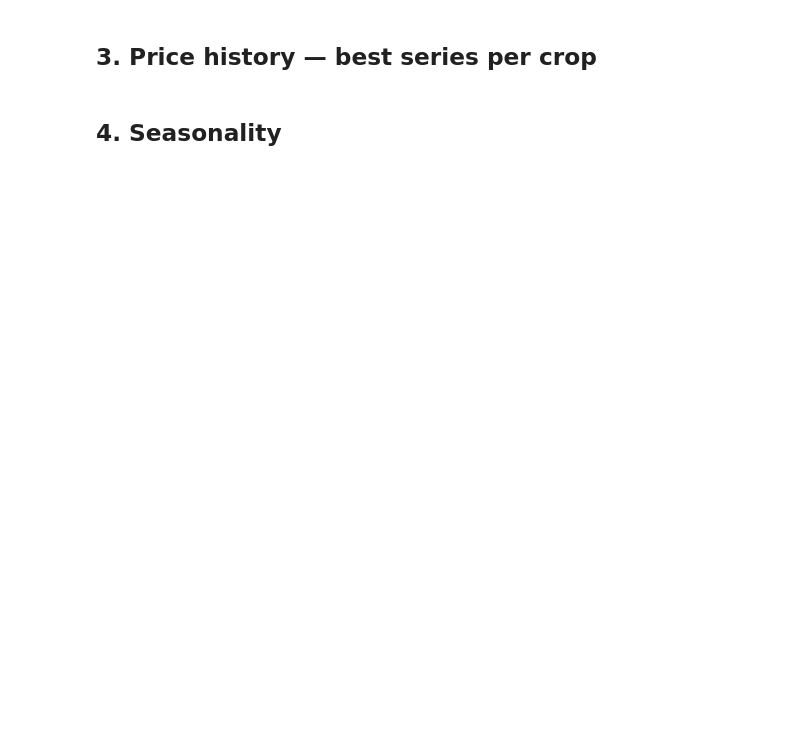
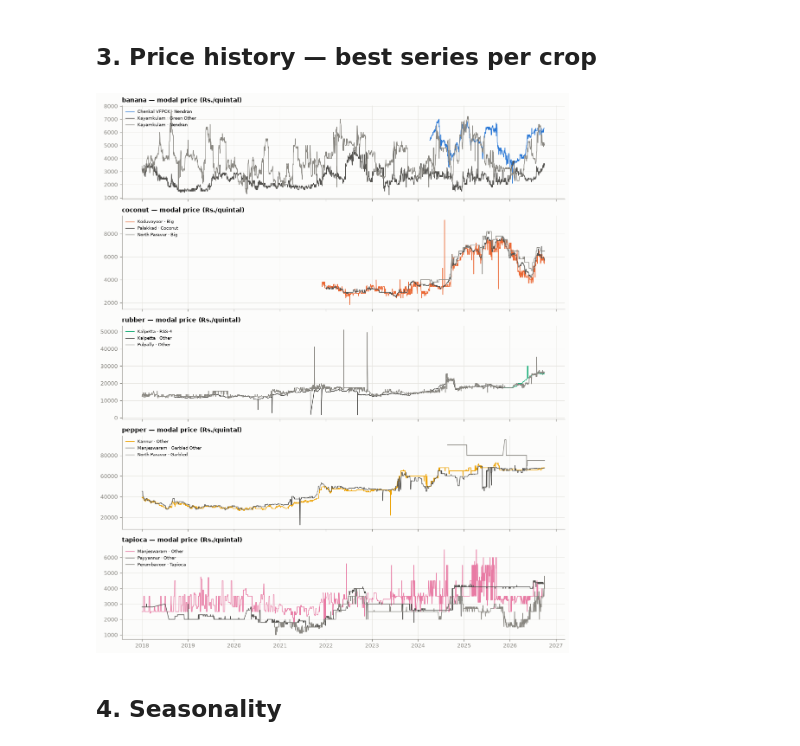
Before and after one commit to sayandp/kerala-crop-forecaster, a Jupyter notebook: notebooks/eda.ipynb, the cells around one changed output. Drawn from its saved outputs; the diff is of its cells as text; code cells hidden in the pictures; blank space fills up the shorter version.

```diff
--- a/notebooks/eda.ipynb
+++ b/notebooks/eda.ipynb
@@ -26,7 +26,7 @@ plt.rcParams.update({
     "figure.facecolor": "#fcfcfb", "axes.facecolor": "#fcfcfb", "axes.edgecolor": MUTED,
     "axes.labelcolor": INK, "xtick.color": MUTED, "ytick.color": MUTED, "axes.grid": True,
     "grid.color": GRID, "grid.linewidth": 0.6, "axes.spines.top": False,
-    "axes.spines.right": False, "lines.linewidth": 1.2, "font.size": 9,
+    "axes.spines.right": False, "axes.axisbelow": True, "lines.linewidth": 1.2, "font.size": 9,
     "axes.titlesize": 10, "axes.titleweight": "bold", "legend.frameon": False,
 })
 
@@ -118,20 +192,22 @@ fig.tight_layout()
 # %% [markdown]
 ## 3. Price history — best series per crop
 # %%
-pick = (cov[cov.n_days > 200].sort_values(["commodity", "usable", "pct_missing"],
+pick = (cov[(cov.n_days > 200) & (cov.days_since_last <= 400)].sort_values(["commodity", "usable", "pct_missing"],
                                          ascending=[True, False, True])
            .groupby("commodity").head(3))
 fig, axes = plt.subplots(5, 1, figsize=(11, 13), sharex=True)
 for ax, crop in zip(axes, CROP_COLORS):
     rows = pick[pick.commodity == crop]
     shades = [CROP_COLORS[crop], "#52514e", "#898781"]
     for (_, r), col in zip(rows.iterrows(), shades):
         s = (df[(df.commodity == crop) & (df.market == r.market) & (df.variety == r.variety)]
                .set_index("date")["modal_price"].sort_index())
         ax.plot(s.index, s.values, color=col, lw=1.0, label=f"{r.market} · {r.variety}")
     ax.set_title(f"{crop} — modal price (Rs./quintal)", loc="left")
     ax.legend(loc="upper left", fontsize=7)
 fig.tight_layout()
+# %% [output]
+[figure, added]
 # %% [markdown]
 ## 4. Seasonality
 # %%
```
Also changed, not shown: parts of 22 cells of this notebook, 2 other files.
